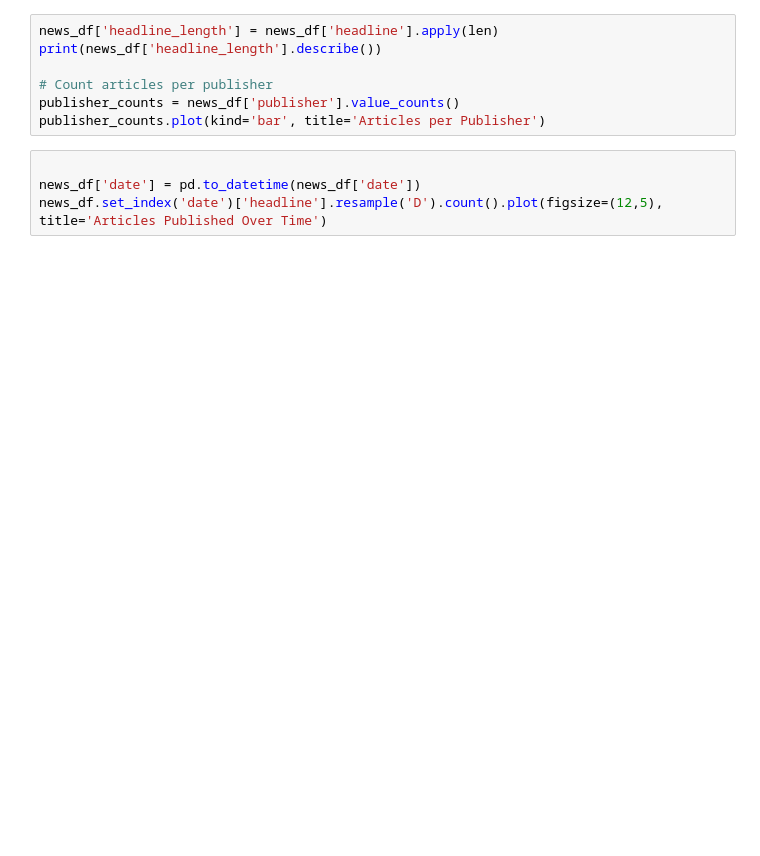
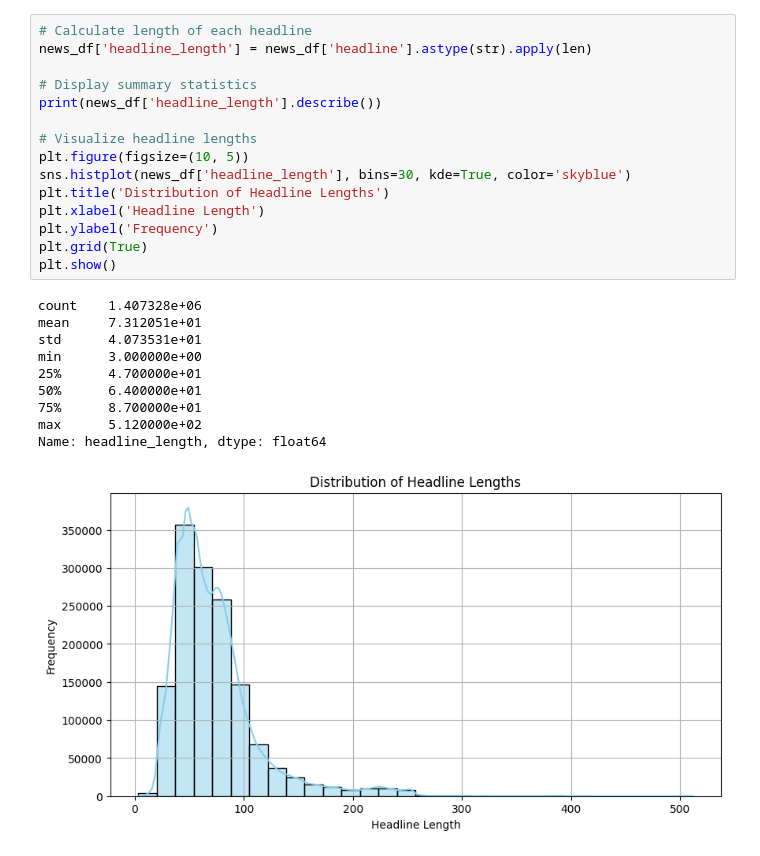
Before and after one commit to yeab-B/solar-challenge-week1, a Jupyter notebook: notebooks/eda_analysis.ipynb, the cells around one changed output. Drawn from its saved outputs; the diff is of its cells as text; blank space fills up the shorter version.

```diff
--- a/notebooks/eda_analysis.ipynb
+++ b/notebooks/eda_analysis.ipynb
@@ -16,11 +28,26 @@ news_df.info()
 # %%
-news_df['headline_length'] = news_df['headline'].apply(len)
+# Calculate length of each headline
+news_df['headline_length'] = news_df['headline'].astype(str).apply(len)
+
+# Display summary statistics
 print(news_df['headline_length'].describe())
 
-# Count articles per publisher
-publisher_counts = news_df['publisher'].value_counts()
-publisher_counts.plot(kind='bar', title='Articles per Publisher')
+# Visualize headline lengths
+plt.figure(figsize=(10, 5))
+sns.histplot(news_df['headline_length'], bins=30, kde=True, color='skyblue')
+plt.title('Distribution of Headline Lengths')
+plt.xlabel('Headline Length')
+plt.ylabel('Frequency')
+plt.grid(True)
+plt.show()
+# %% [output]
+count    1.407328e+06
+mean     7.312051e+01
+std      4.073531e+01
+min      3.000000e+00
+25%      4.700000e+01
+50%      6.400000e+01
+75%      8.700000e+01
+max      5.120000e+02
+Name: headline_length, dtype: float64
+[figure, added]
-# %%
-
-news_df['date'] = pd.to_datetime(news_df['date'])
-news_df.set_index('date')['headline'].resample('D').count().plot(figsize=(12,5), title='Articles Published Over Time')
```
Also changed, not shown: parts of 6 cells of this notebook.
